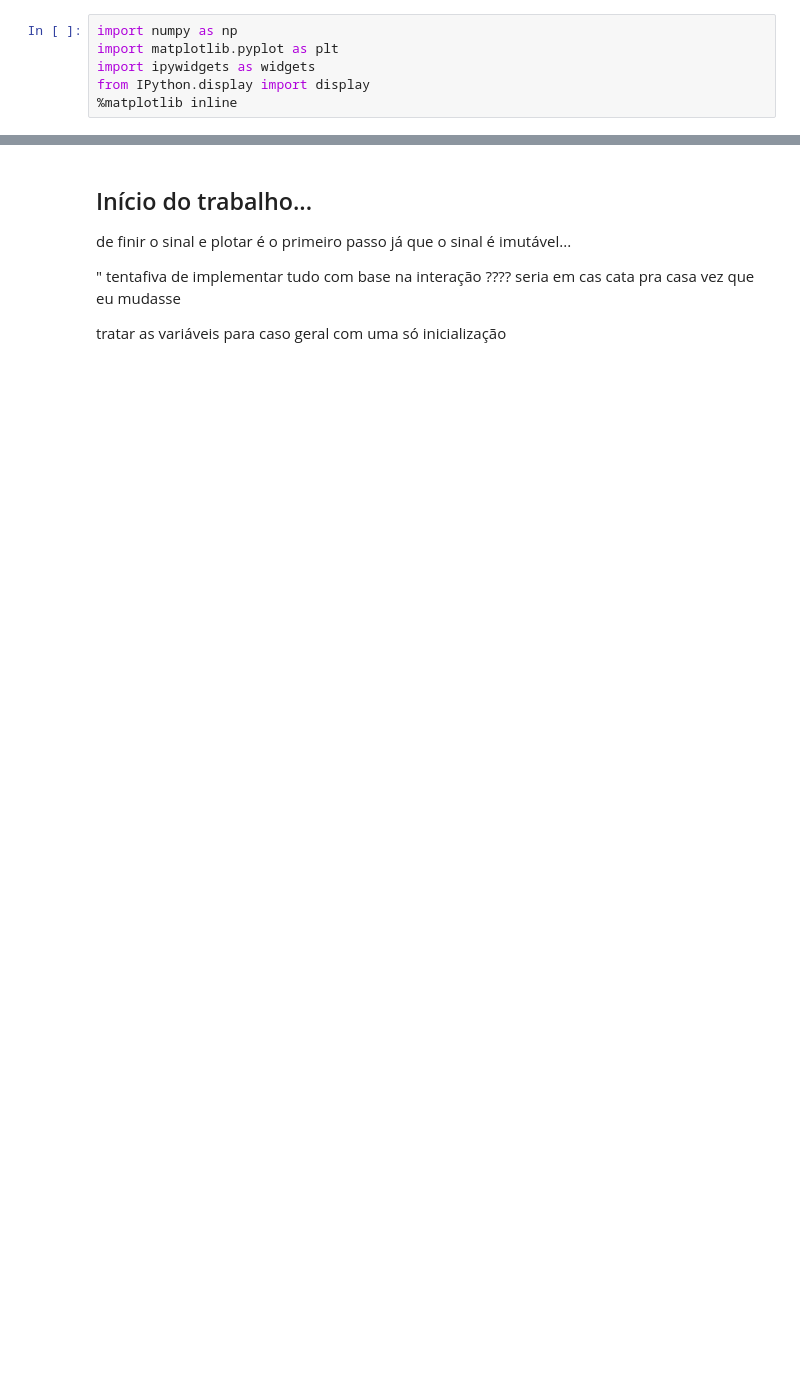
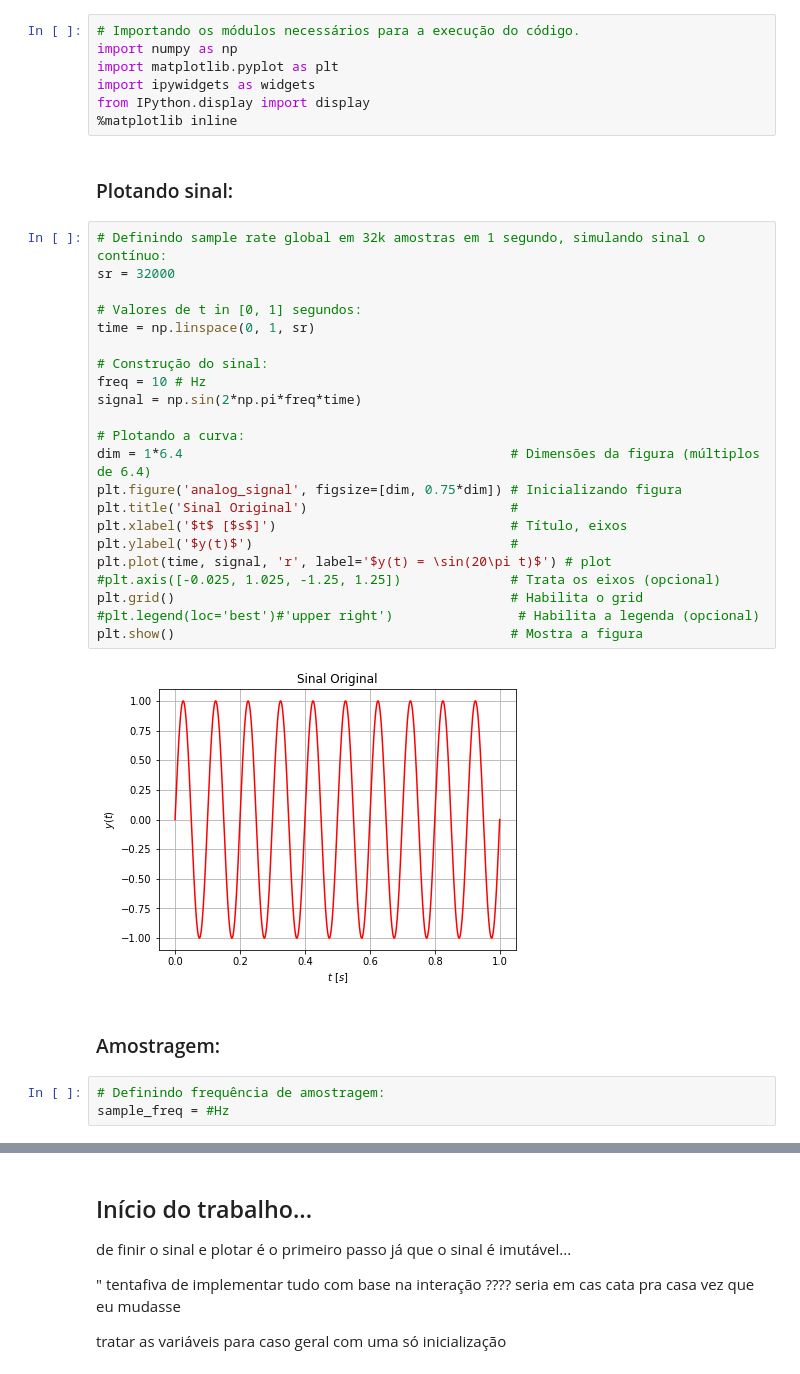
Before and after one commit to ezequiasjunior/pds_lab2019-1, a Jupyter notebook: pr-amostragem.ipynb, the cells around one changed output, grey strips where cells are left out. Saved outputs shown, nothing was run; the diff lists cells and outputs as text; blank space fills up the shorter version.

```diff
--- a/pr-amostragem.ipynb
+++ b/pr-amostragem.ipynb
@@ -1,6 +8,38 @@
 # %%
+# Importando os módulos necessários para a execução do código.
 import numpy as np
 import matplotlib.pyplot as plt
 import ipywidgets as widgets
 from IPython.display import display
 %matplotlib inline
+# %% [markdown]
+### Plotando sinal:
+# %%
+# Definindo sample rate global em 32k amostras em 1 segundo, simulando sinal o contínuo:
+sr = 32000
+
+# Valores de t in [0, 1] segundos:
+time = np.linspace(0, 1, sr)
+
+# Construção do sinal:
+freq = 10 # Hz
+signal = np.sin(2*np.pi*freq*time)
+
+# Plotando a curva:
+dim = 1*6.4                                          # Dimensões da figura (múltiplos de 6.4)
+plt.figure('analog_signal', figsize=[dim, 0.75*dim]) # Inicializando figura
+plt.title('Sinal Original')                          #
+plt.xlabel('$t$ [$s$]')                              # Título, eixos
+plt.ylabel('$y(t)$')                                 #
+plt.plot(time, signal, 'r', label='$y(t) = \sin(20\pi t)$') # plot
+#plt.axis([-0.025, 1.025, -1.25, 1.25])              # Trata os eixos (opcional)
+plt.grid()                                           # Habilita o grid
+#plt.legend(loc='best')#'upper right')                # Habilita a legenda (opcional)
+plt.show()                                           # Mostra a figura
+# %% [output]
+[figure, added]
+# %% [markdown]
+### Amostragem:
+# %%
+# Definindo frequência de amostragem:
+sample_freq = #Hz
```
Also changed, not shown: parts of 11 cells of this notebook.
